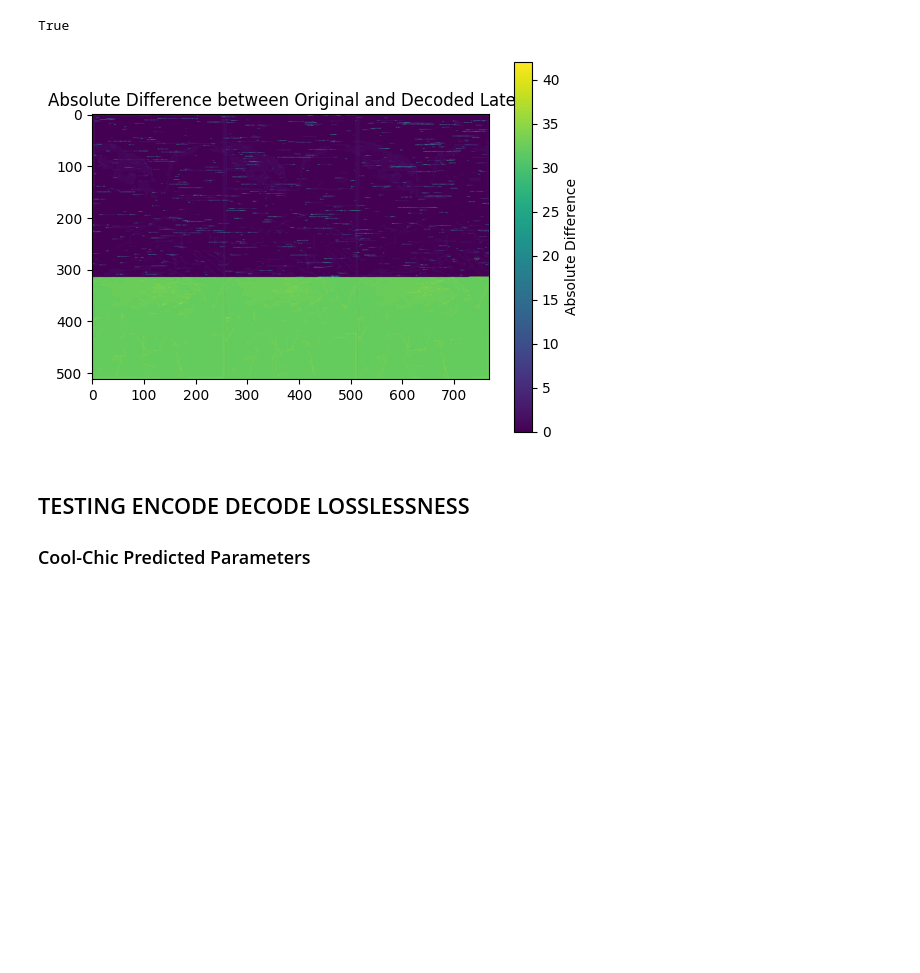
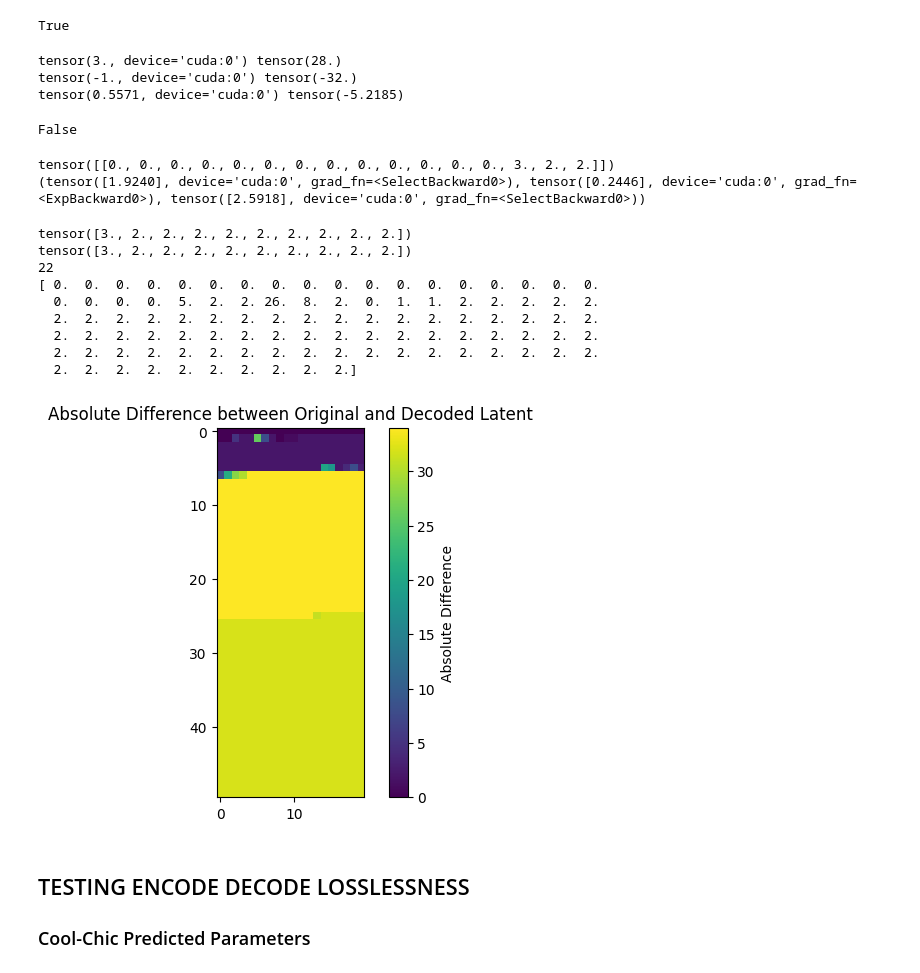
Before and after one commit to Qwedux/Cool-Chic, a Jupyter notebook: coolchic/testing/encode_decode_parallel_visualizations.ipynb, the cells around one changed output. Cells and saved outputs as stored; diff of their text form; code cells hidden in the pictures; blank space fills up the shorter version.

```diff
--- a/coolchic/testing/encode_decode_parallel_visualizations.ipynb
+++ b/coolchic/testing/encode_decode_parallel_visualizations.ipynb
@@ -439,7 +439,7 @@ def encode_coolchic_latent(model: CoolChicEncoder):
             soft_round_temperature,
             noise_parameter,
         )
-        print(sorted(flat_decoder_side_latent.unique().cpu().numpy().tolist()), flat_decoder_side_latent.unique().numel())
+        # print(sorted(flat_decoder_side_latent.unique().cpu().numpy().tolist()), flat_decoder_side_latent.unique().numel())
         # Clamp latent if we need to write a bitstream
         if AC_MAX_VAL != -1:
             flat_decoder_side_latent = torch.clamp(
@@ -485,7 +485,8 @@ def encode_coolchic_latent(model: CoolChicEncoder):
         )
         flat_rate = -torch.log2(proba)
         print(f"Theoretical bits per sub pixel: {flat_rate.sum().item() / (768*512*3)}")
-        return flat_latent, flat_mu, flat_scale
+        return flat_latent, flat_mu, flat_scale, latent_context_flat
 
-flat_latent, flat_mu, flat_scale = encode_coolchic_latent(coolchic)
+flat_latent, flat_mu, flat_scale, latent_context_flat = encode_coolchic_latent(coolchic)
+flat_latent, flat_mu, flat_scale, latent_context_flat = flat_latent[:1000], flat_mu[:1000], flat_scale[:1000], latent_context_flat[:1000]
 # %% [output]
@@ -537,6 +537,7 @@ def decode_with_predictor(
     dec = constriction.stream.stack.AnsCoder(bitstream)  # type: ignore
 
     x = -torch.ones(1, C, H, W)
+    context_flat = []
     with torch.no_grad():
         # mu = mu.flatten(2, 3).permute(0, 2, 1)  # B, H*W, C
         # scale = scale.flatten(2, 3).permute(0, 2, 1)  # B, H*W, C
@@ -546,6 +547,7 @@ def decode_with_predictor(
                     if C == 1:
                         # print(x, h, w)
                         contxt = get_context(x[0,0], h, w)  # type: ignore
+                        context_flat.append(contxt)
                     else:
                         contxt = get_context(x[0,0], h, w, c)  # type: ignore
                     probs_dec = predictor(contxt.to(torch.float32).to(device="cuda"))  # type: ignore
@@ -575,25 +577,57 @@ def decode_with_predictor(
 
     x = postprocessor(x)
 
-    return x
-
-
-dec = decode_with_predictor(
-    "./test-workdir/encoder_size_test/latent_encoded.binary",
-    ct=color_transform.LatentBitdepths(),
-    distribution="laplace",
-    get_context=coolchic.arm.get_neighbor_context,
-    predictor=coolchic.arm,
-    postprocessor=lambda x: x.cpu(),
-)
+    return x, context_flat
+# %%
+dec, context_flat = decode_with_predictor(
+    "./test-workdir/encoder_size_test/latent_encoded.binary",
+    ct=color_transform.LatentBitdepths(),
+    distribution="laplace",
+    get_context=coolchic.arm.get_neighbor_context,
+    predictor=coolchic.arm,
+    postprocessor=lambda x: x.cpu(),
+)
+context_flat = torch.cat(context_flat, dim=0)
+# %%
+print(torch.max(latent_context_flat), torch.max(context_flat))
+print(torch.min(latent_context_flat), torch.min(context_flat))
+print(torch.mean(latent_context_flat), torch.mean(context_flat))
+# %% [output]
+tensor(3., device='cuda:0') tensor(28.)
+tensor(-1., device='cuda:0') tensor(-32.)
+tensor(0.5571, device='cuda:0') tensor(-5.2185)
+# %%
+print(torch.allclose(latent_context_flat.cpu(), context_flat))
+# %% [output]
+False
+# %%
+print(coolchic.arm.get_neighbor_context([[3.0, 2.0, 2.0]], h=0, w=3))
+print(coolchic.arm(coolchic.arm.get_neighbor_context([[3.0, 2.0, 2.0]], h=0, w=3).to(device="cuda")))
+# %% [output]
+tensor([[0., 0., 0., 0., 0., 0., 0., 0., 0., 0., 0., 0., 0., 3., 2., 2.]])
+(tensor([1.9240], device='cuda:0', grad_fn=<SelectBackward0>), tensor([0.2446], device='cuda:0', grad_fn=<ExpBackward0>), tensor([2.5918], device='cuda:0', grad_fn=<SelectBackward0>))
 # %%
 diff = torch.abs(flat_latent.cpu() - dec[0,0,0]).numpy()[:768*512]
-plt.imshow(diff.reshape(512, 768), cmap='viridis')
+print(flat_latent.cpu()[:10])
+print(dec[0,0,0][:10])
+# print the first index where diff is non zero
+print(np.argmax(diff != 0))
+print(diff[:100])
+plt.imshow(diff.reshape(50, 20), cmap='viridis')
 plt.colorbar(label="Absolute Difference")
 plt.title("Absolute Difference between Original and Decoded Latent")
 plt.show()
 # %% [output]
+tensor([3., 2., 2., 2., 2., 2., 2., 2., 2., 2.])
+tensor([3., 2., 2., 2., 2., 2., 2., 2., 2., 2.])
+22
+[ 0.  0.  0.  0.  0.  0.  0.  0.  0.  0.  0.  0.  0.  0.  0.  0.  0.  0.
+  0.  0.  0.  0.  5.  2.  2. 26.  8.  2.  0.  1.  1.  2.  2.  2.  2.  2.
+  2.  2.  2.  2.  2.  2.  2.  2.  2.  2.  2.  2.  2.  2.  2.  2.  2.  2.
+  2.  2.  2.  2.  2.  2.  2.  2.  2.  2.  2.  2.  2.  2.  2.  2.  2.  2.
+  2.  2.  2.  2.  2.  2.  2.  2.  2.  2.  2.  2.  2.  2.  2.  2.  2.  2.
+  2.  2.  2.  2.  2.  2.  2.  2.  2.  2.]
-[figure, old version]
+[figure, new version]
 # %% [markdown]
 ## TESTING ENCODE DECODE LOSSLESSNESS
 
```
Also changed, not shown: parts of 2 cells of this notebook.
